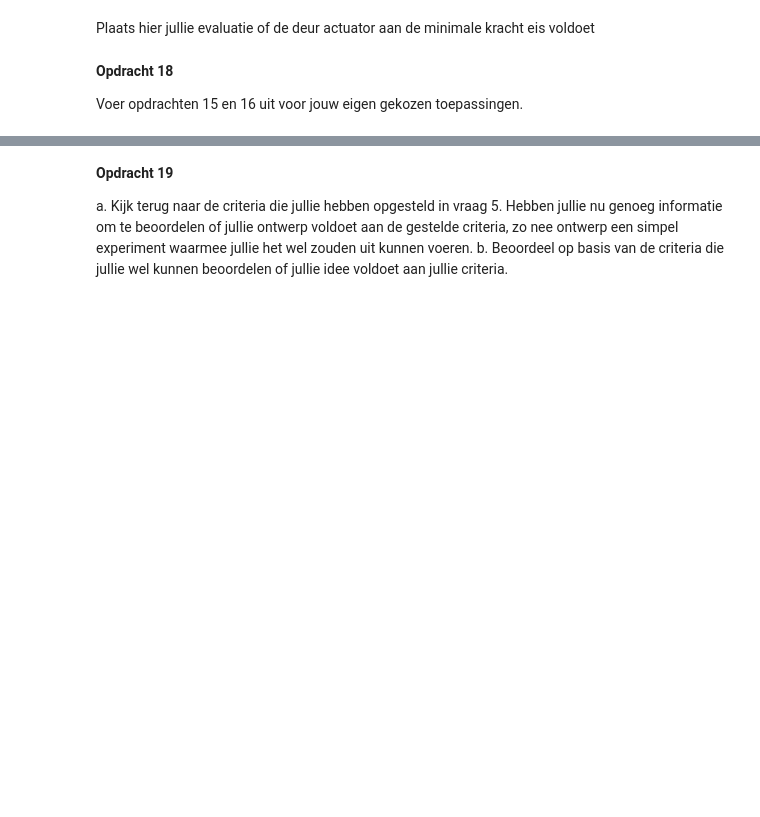
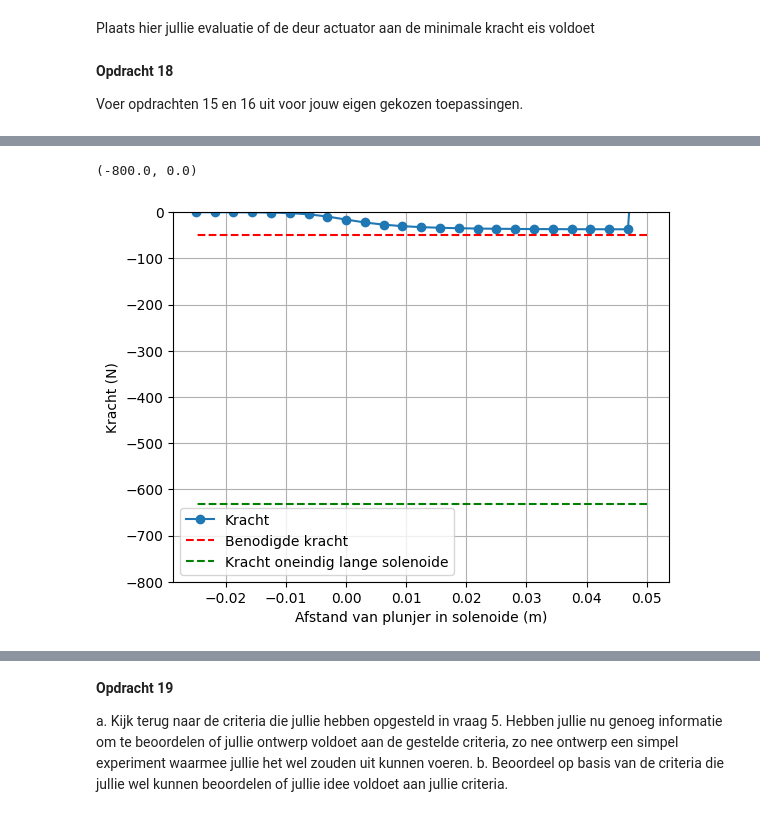
Before and after one commit to HugovKrevel/HugovK-DEF-D, a Jupyter notebook: KrachtactuatorOpdracht.ipynb, the cells around one changed output, grey strips where cells are left out. Saved outputs shown, nothing was run; the diff lists cells and outputs as text; code cells hidden in the pictures; blank space fills up the shorter version.

```diff
--- a/KrachtactuatorOpdracht.ipynb
+++ b/KrachtactuatorOpdracht.ipynb
@@ -590,0 +667,13 @@ Voer opdrachten 15 en 16 uit voor jouw eigen gekozen toepassingen.
+# %%
+force_analytical = -mu_0*mu_r*np.pi*r_sol2**2*wikkelingen2**2*I2**2/2/L_sol2**2 # Kracht uitrekenen numeriek
+force_numerical=np.diff(Wz2, n=1, append=[0])/(z_ax2[1] - z_ax2[0]) # Kracht uitrekenen
+
+# Plotting the results
+plt.plot(L_sol2/2 - z_ax2, np.flipud(force_numerical), '-o', label='Kracht')
+plt.plot(L_sol2/2 - z_ax2, (-5*9.8)*np.ones(n_ax), '--r', label='Benodigde kracht')
+plt.plot(L_sol2/2 - z_ax2, force_analytical*np.ones(n_ax), '--g', label='Kracht oneindig lange solenoide')
+plt.xlabel('Afstand van plunjer in solenoide (m)'), plt.ylabel('Kracht (N)'), plt.grid(), plt.legend()
+plt.ylim([-800, 0])
+# %% [output]
+(-800.0, 0.0)
+[figure, added]
```
Also changed, not shown: parts of 12 cells of this notebook.
